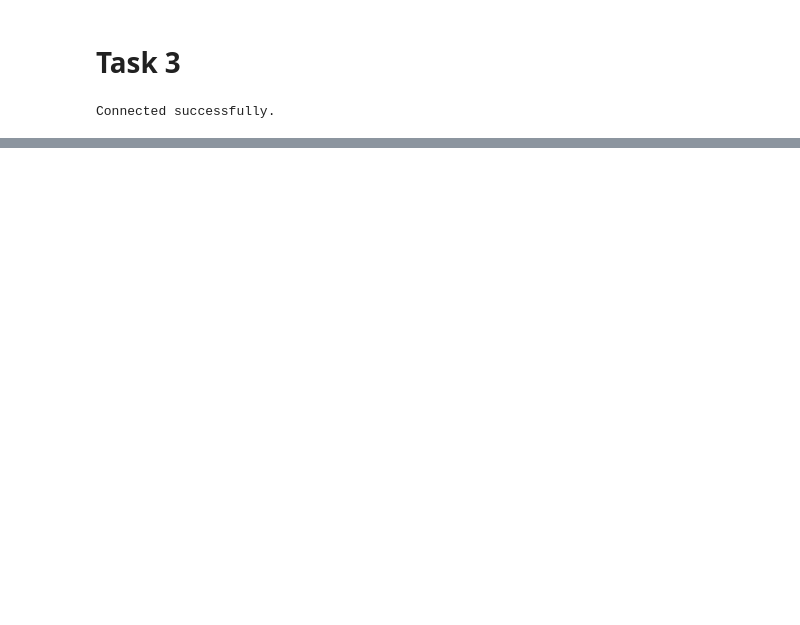
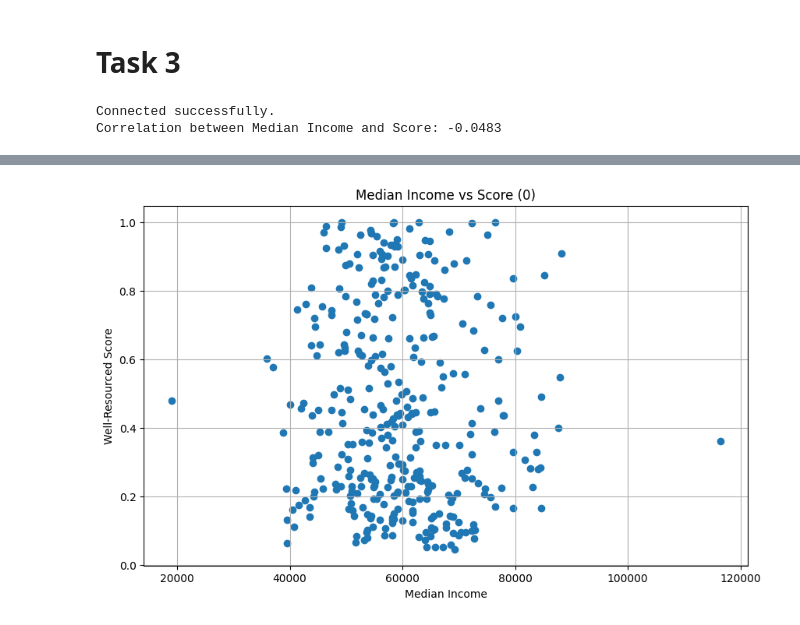
Before and after one commit to fantasticFregata/DATA2001-Assignment, a Jupyter notebook: Assignment.ipynb, the cells around one changed output, grey strips where cells are left out. Drawn from its saved outputs; the diff is of its cells as text; code cells hidden in the pictures; blank space fills up the shorter version.

Commit message:
Added graph + correlation for income and s score

```diff
--- a/Assignment.ipynb
+++ b/Assignment.ipynb
@@ -1018,8 +1037,8 @@ def calculate_z_stops(conn, sa4_code):
             JOIN
                 sa2.population p ON s2.sa2_code = p.sa2_code
             WHERE
-                s2.sa4_code = :sa4_code
-                AND p.total_people > 100
+                s2.sa4_code = :sa4_code AND
+                p.total_people > 100
             GROUP BY
                 s2.sa2_code, s2.sa2_name
         ), StopsStats AS (
@@ -1133,8 +1152,8 @@ def calculate_z_poi(conn, sa4_code):
             JOIN
                 sa2.sa2 s2 ON p.sa2_code = s2.sa2_code
             WHERE
-                s2.sa4_code = :sa4_code
-                AND p.poigroup IN ('1', '2', '3', '4', '8', '9')
+                -- s2.sa4_code = :sa4_code AND
+                p.poigroup IN ('1', '2', '3', '4', '8', '9')
             GROUP BY
                 p.sa2_code, s2.sa2_name
         )
@@ -1179,7 +1198,25 @@ def calculate_s_score(conn, sa4_code):
 # %%
 reset()
 # test
+#calculate_s_score(conn, 117)
 
-calculate_s_score(conn, 117)
+# get income data
+income = pd.DataFrame(conn.execute(text('SELECT * FROM sa2.income')).fetchall())
+income['sa2_code'].astype(int)
+
+# graph median income and s score
+
+merged_df = pd.merge(calculate_s_score(conn, 0), income, on='sa2_code', how='inner')
+print(f"Correlation between Median Income and Score: {merged_df['median_income'].corr(merged_df['s_score']):.4f}")
+plt.figure(figsize=(10, 6))
+plt.scatter(merged_df['median_income'], merged_df['s_score'])
+plt.xlabel('Median Income')
+plt.ylabel('Well-Resourced Score')
+plt.title(f'Median Income vs Score ({0})')
+plt.grid(True)
+plot = f"{0}_plot.jpg"
+plt.savefig(plot)
+plt.show()
 # %% [output]
 Connected successfully.
+Correlation between Median Income and Score: -0.0483
@@ -1202,0 +1223 @@ Connected successfully.
+[figure, added]
```
Also changed, not shown: parts of 10 cells of this notebook.
